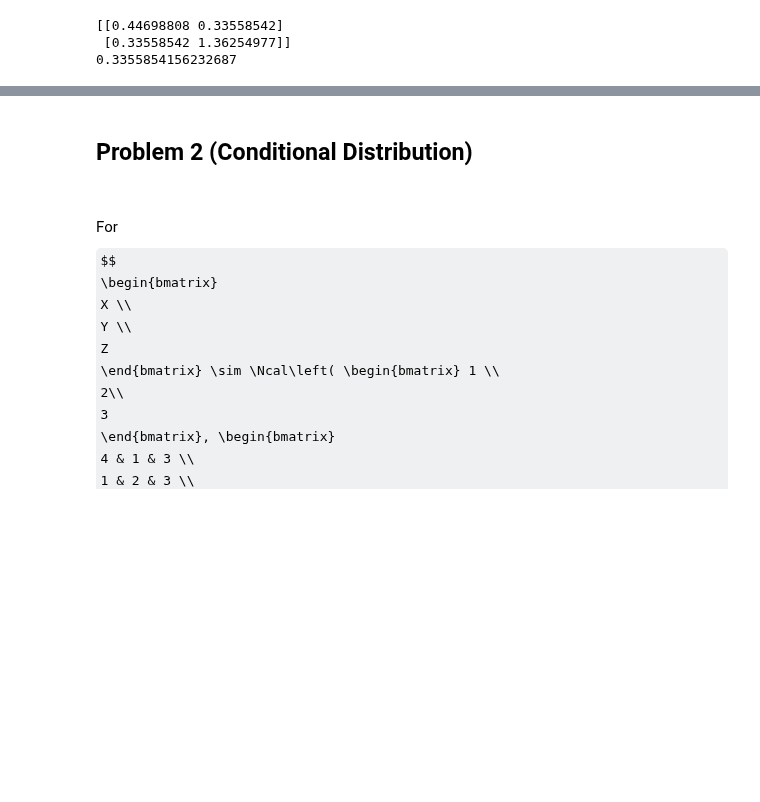
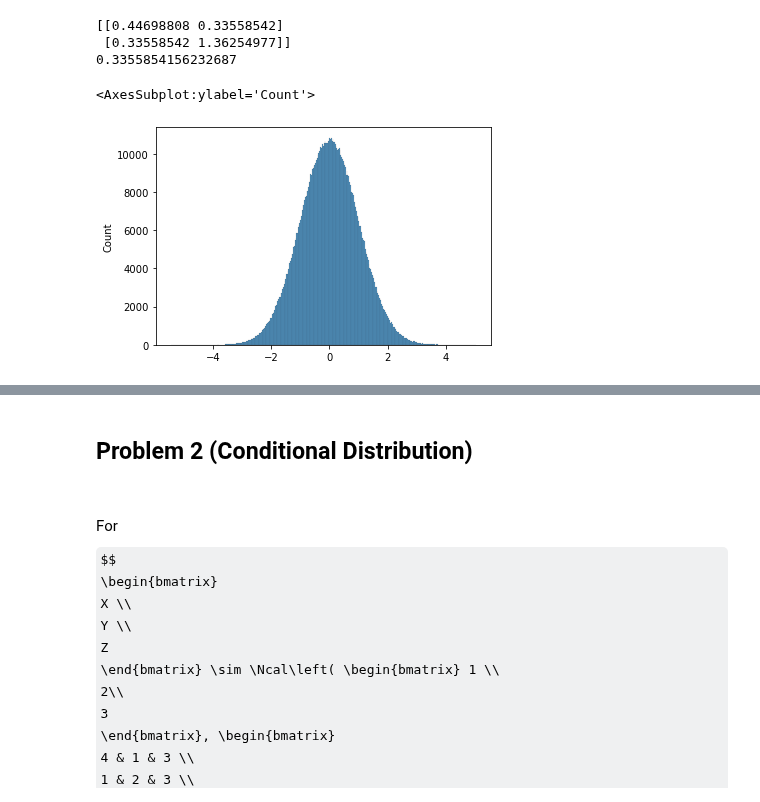
Before and after one commit to EyalMichaeli/IDC_masters, a Jupyter notebook: semester_2/stat/Exercises/tzach/EX2/302673355_hw2.ipynb, the cells around one changed output, grey strips where cells are left out. Saved outputs shown, nothing was run; the diff lists cells and outputs as text; code cells hidden in the pictures; some formulas as TeX source; blank space fills up the shorter version.

```diff
--- a/semester_2/stat/Exercises/tzach/EX2/302673355_hw2.ipynb
+++ b/semester_2/stat/Exercises/tzach/EX2/302673355_hw2.ipynb
@@ -168,0 +189,17 @@ KeyboardInterrupt:
+# %%
+pool = np.random.randn(1_000_000)
+TARGET = 0.25
+batch_0, batch_1 = list(np.random.choice(pool,1000)), list(np.random.choice(pool,1000))
+batch_cov = np.cov(batch_0, batch_1)[0][1]
+while abs(TARGET - batch_cov) > 0.01:
+    index = 0
+    new_batch_1 = batch_1
+    new_batch_1[index] = np.random.choice(pool)
+    new_cov = np.cov(batch_0, new_batch_1)[0][1]
+    if abs(TARGET - new_cov) >= abs(TARGET - batch_cov):
+        batch_1 = new_batch_1
+        batch_cov = np.cov(batch_0, batch_1)[0][1]
+    index += 1
+
+    if index % 100 == 0:
+        print(f"i is {i}, cov is {batch_cov}")
@@ -175,3 +269,8 @@ print(cov[0][1])
 [[0.44698808 0.33558542]
  [0.33558542 1.36254977]]
 0.3355854156232687
+# %%
+sns.histplot(pool)
+# %% [output]
+<AxesSubplot:ylabel='Count'>
+[figure, added]
```
Also changed, not shown: parts of 10 cells of this notebook, 1 other file.
